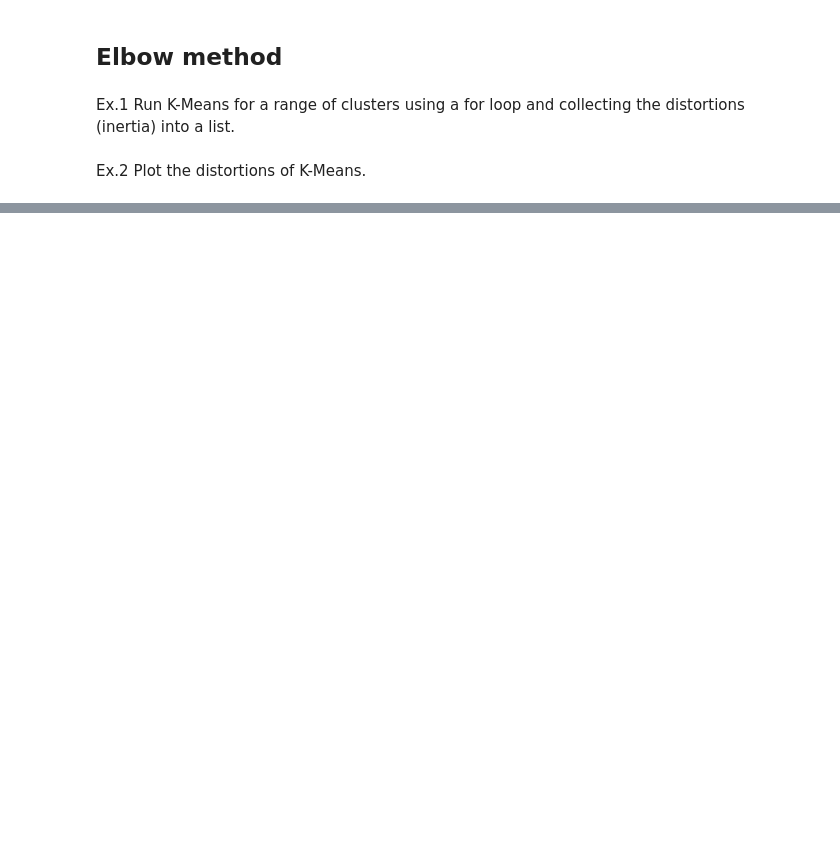
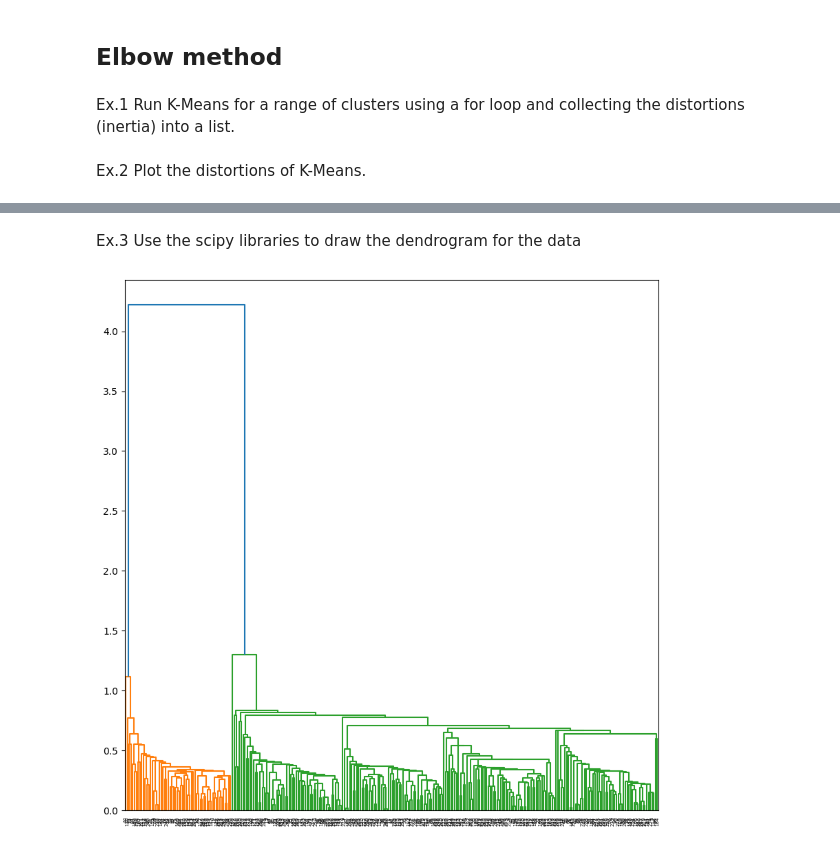
Before and after one commit to MichalMichniak/Machine_Learning_2023_Academy_Course, a Jupyter notebook: lab_7/main.ipynb, the cells around one changed output, grey strips where cells are left out. Drawn from its saved outputs; the diff is of its cells as text; code cells hidden in the pictures; blank space fills up the shorter version.

```diff
--- a/lab_7/main.ipynb
+++ b/lab_7/main.ipynb
@@ -163,0 +207,10 @@ plt.plot([i for i in range(1,10)],distortion)
+# %% [markdown]
+Ex.3 Use the scipy libraries to draw the dendrogram for the data
+# %%
+from scipy.cluster.hierarchy import dendrogram, linkage
+Z = linkage(X)
+fig = plt.figure(figsize=(10, 10))
+dn = dendrogram(Z)
+plt.show()
+# %% [output]
+[figure, added]
```
Also changed, not shown: parts of 43 cells of this notebook, 1 other file.
